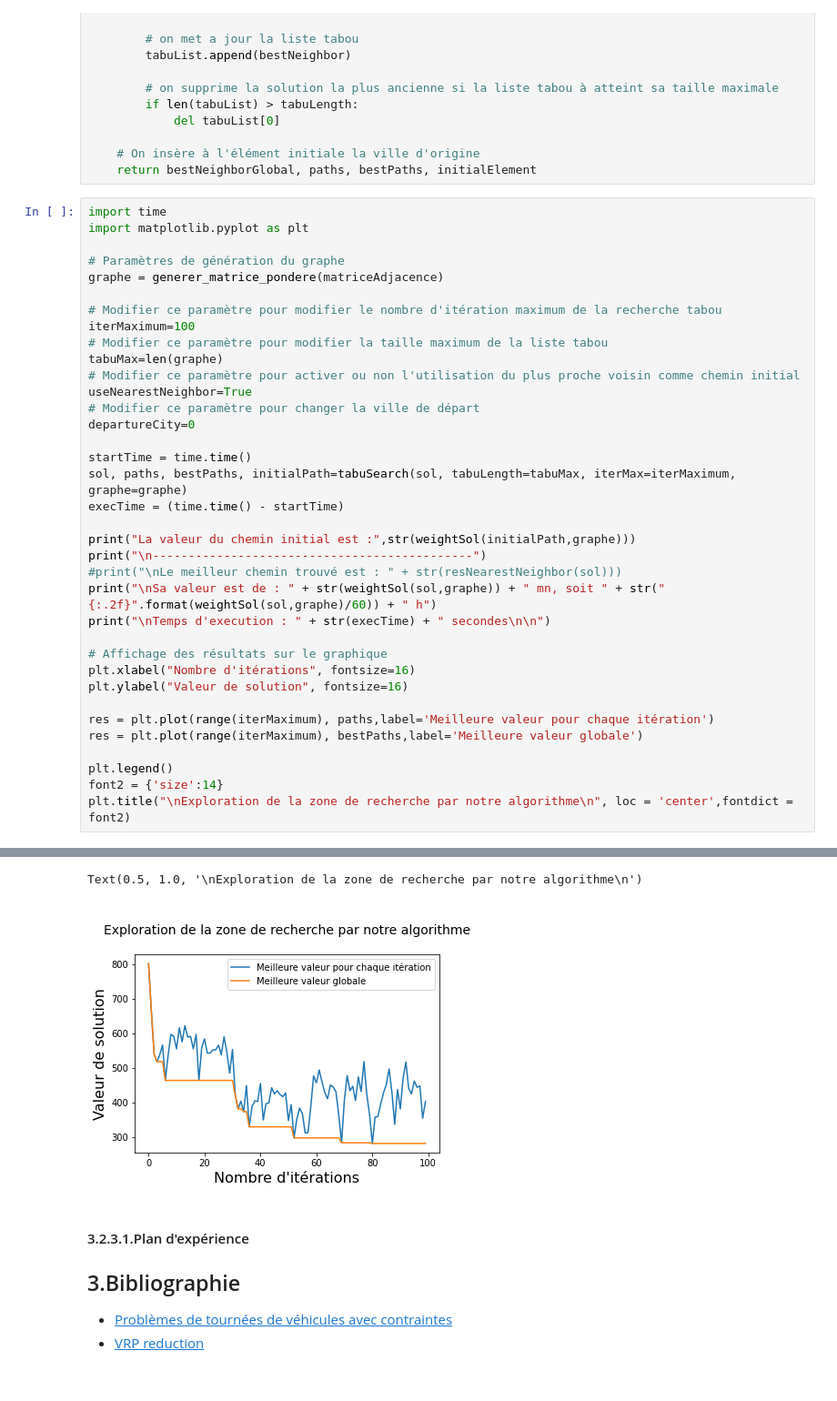
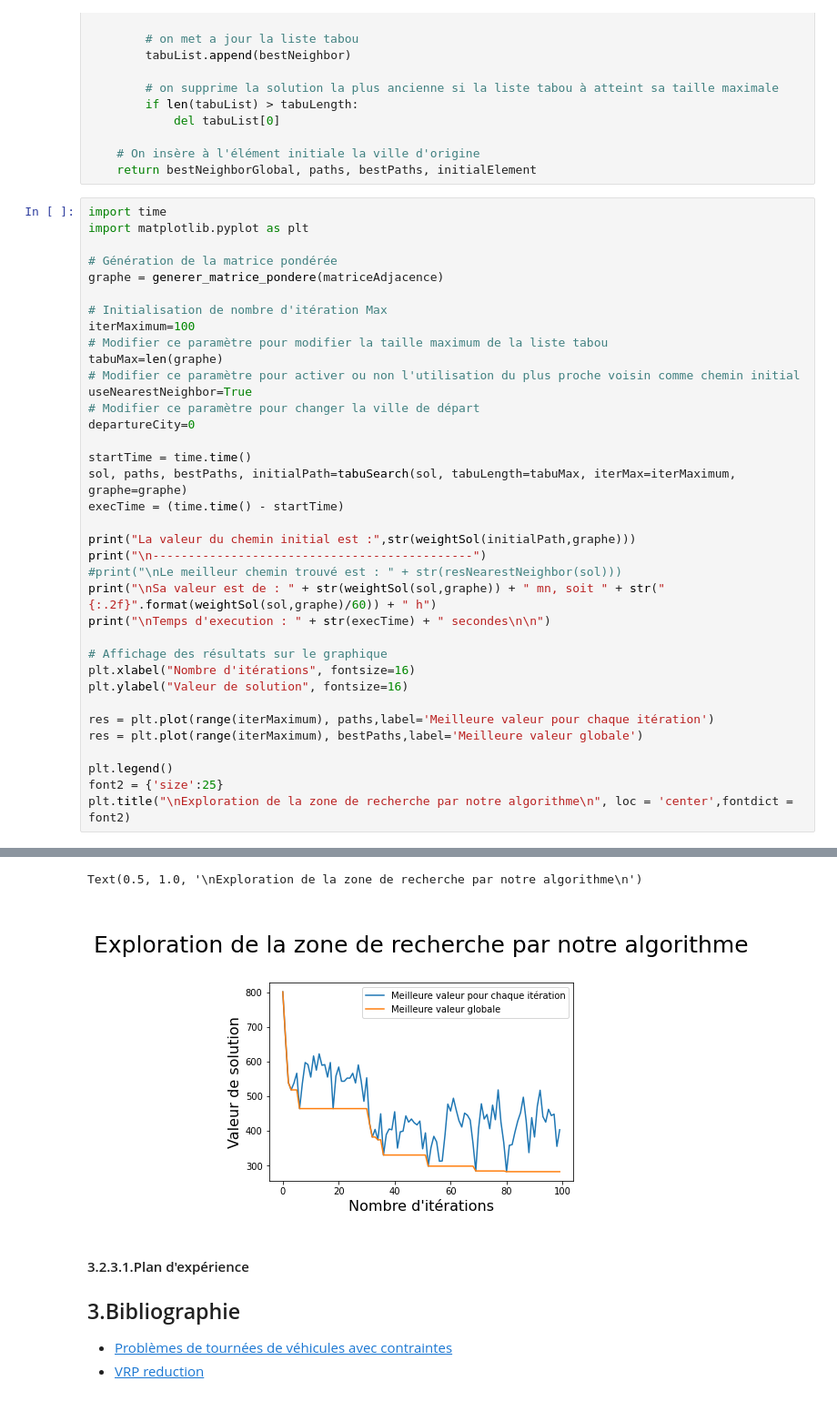
Before and after one commit to DraKkarW2/Projet_Algo-Dur, a Jupyter notebook: Python 3 -Livrable 2- Modelisation et etudes statistiques.ipynb, the cells around one changed output, grey strips where cells are left out. Shown at 91% size. Saved outputs shown, nothing was run; the diff lists cells and outputs as text.

```diff
--- a/Python 3 -Livrable 2- Modelisation et etudes statistiques.ipynb
+++ b/Python 3 -Livrable 2- Modelisation et etudes statistiques.ipynb
@@ -411,10 +417,10 @@ def tabuSearch(sol, tabuLength, iterMax, graphe):
 import time
 import matplotlib.pyplot as plt
 
-# Paramètres de génération du graphe
+# Génération de la matrice pondérée
 graphe = generer_matrice_pondere(matriceAdjacence)
 
-# Modifier ce paramètre pour modifier le nombre d'itération maximum de la recherche tabou
+# Initialisation de nombre d'itération Max
 iterMaximum=100
 # Modifier ce paramètre pour modifier la taille maximum de la liste tabou
 tabuMax=len(graphe)
@@ -441,7 +447,7 @@ res = plt.plot(range(iterMaximum), paths,label='Meilleure valeur pour chaque it
 res = plt.plot(range(iterMaximum), bestPaths,label='Meilleure valeur globale')
 
 plt.legend()
-font2 = {'size':14}
+font2 = {'size':25}
 plt.title("\nExploration de la zone de recherche par notre algorithme\n", loc = 'center',fontdict = font2)
 # %% [output]
 La valeur du chemin initial est : 1162.0
@@ -454,5 +460,5 @@ Temps d'execution : 0.023883581161499023 secondes
 Text(0.5, 1.0, '\nExploration de la zone de recherche par notre algorithme\n')
-[figure, old version]
+[figure, new version]
 # %% [markdown]
 #### 3.2.3.1.Plan d'expérience <a class="anchor" id="demonstration"></a>
 
```
Also changed, not shown: parts of 5 cells of this notebook.
